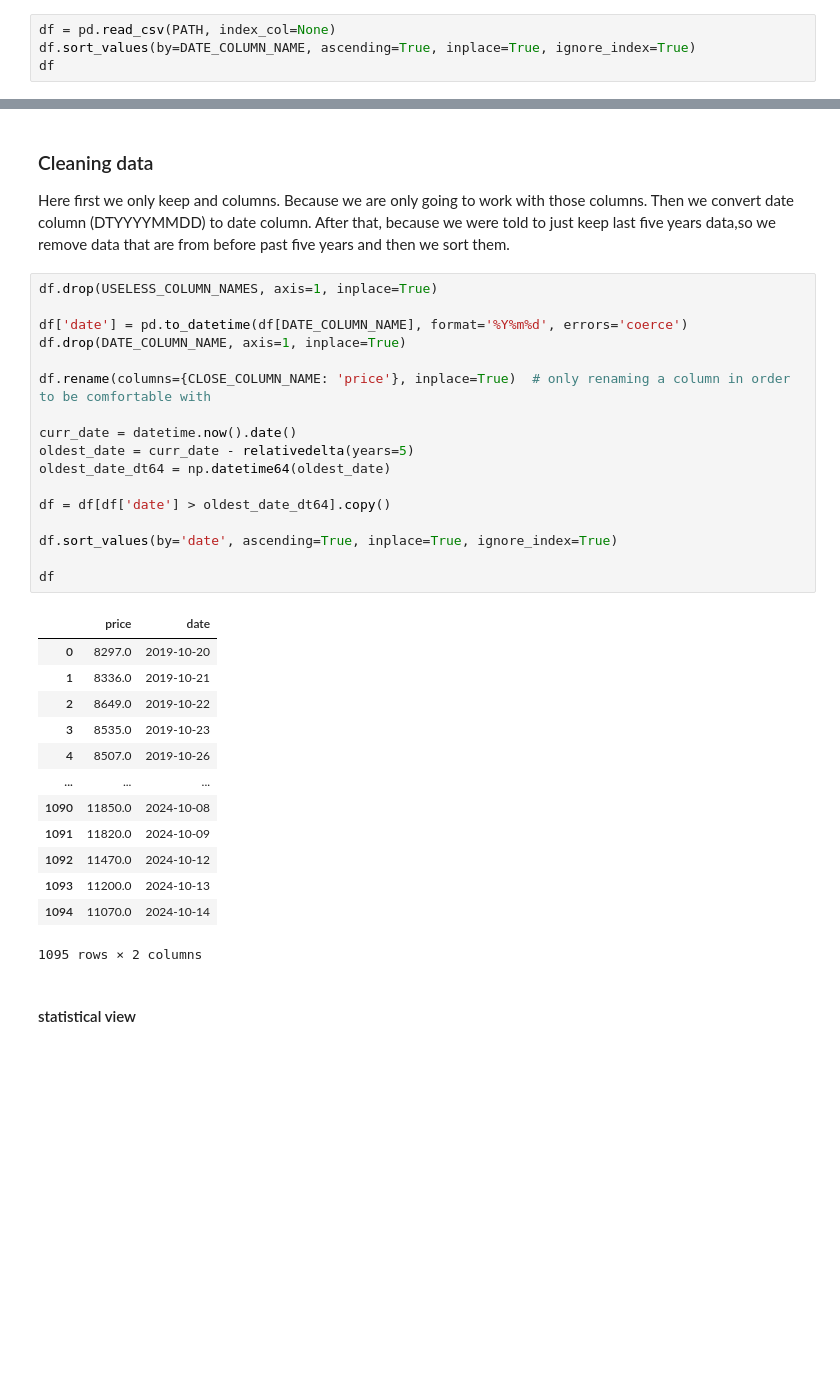
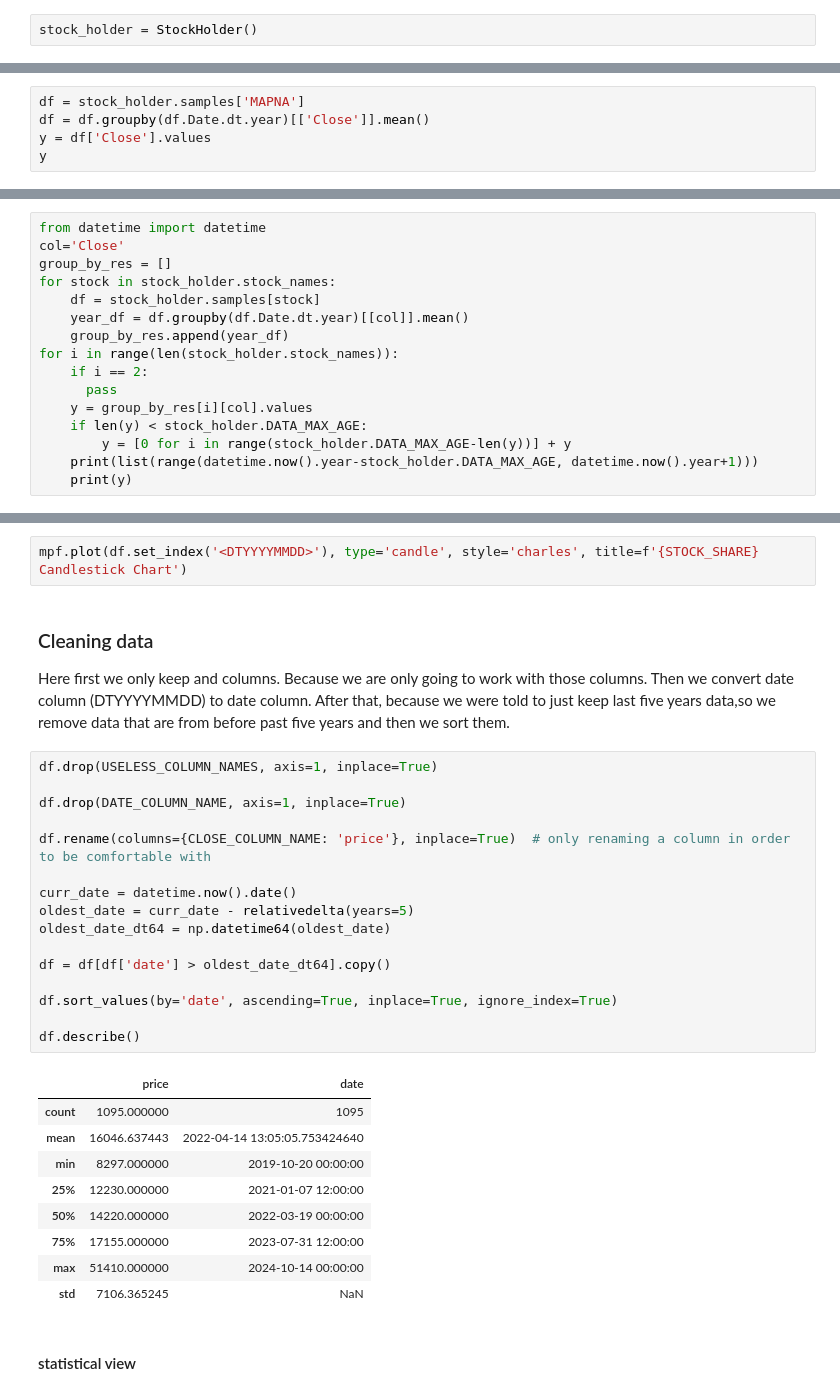
Before and after one commit to ParsaMohammadpour/backtest-linearRegression, a Jupyter notebook: sample.ipynb, the cells around one changed output, grey strips where cells are left out. Saved outputs shown, nothing was run; the diff lists cells and outputs as text; blank space fills up the shorter version.

```diff
--- a/sample.ipynb
+++ b/sample.ipynb
@@ -26,6 +11,4 @@ MOVING_AVERAGE_PAIRS = [(4, 8), (3, 5), (10, 20), (10, 30)]
 # %% [markdown]
 ### Reading sample data
 # %%
-df = pd.read_csv(PATH, index_col=None)
-df.sort_values(by=DATE_COLUMN_NAME, ascending=True, inplace=True, ignore_index=True)
-df
+stock_holder = StockHolder()
@@ -89,0 +170,5 @@ plt.bar(
+# %%
+df = stock_holder.samples['MAPNA']
+df = df.groupby(df.Date.dt.year)[['Close']].mean()
+y = df['Close'].values
+y
@@ -89,0 +178,16 @@ plt.bar(
+# %%
+from datetime import datetime
+col='Close'
+group_by_res = []
+for stock in stock_holder.stock_names:
+    df = stock_holder.samples[stock]
+    year_df = df.groupby(df.Date.dt.year)[[col]].mean()
+    group_by_res.append(year_df)
+for i in range(len(stock_holder.stock_names)):
+    if i == 2:
+      pass
+    y = group_by_res[i][col].values
+    if len(y) < stock_holder.DATA_MAX_AGE:
+        y = [0 for i in range(stock_holder.DATA_MAX_AGE-len(y))] + y
+    print(list(range(datetime.now().year-stock_holder.DATA_MAX_AGE, datetime.now().year+1)))
+    print(y)
@@ -90,3 +212,5 @@ plt.bar(
+# %%
+mpf.plot(df.set_index('<DTYYYYMMDD>'), type='candle', style='charles', title=f'{STOCK_SHARE} Candlestick Chart')
 # %% [markdown]
 ### Cleaning data
 Here first we only keep <CLOSE> and <DTYYYYMMDD> columns. Because we are only going to work with those columns.
@@ -95,34 +219,29 @@ After that, because we were told to just keep last five years data,so we remove
 # %%
 df.drop(USELESS_COLUMN_NAMES, axis=1, inplace=True)
 
-df['date'] = pd.to_datetime(df[DATE_COLUMN_NAME], format='%Y%m%d', errors='coerce')
 df.drop(DATE_COLUMN_NAME, axis=1, inplace=True)
 
 df.rename(columns={CLOSE_COLUMN_NAME: 'price'}, inplace=True)  # only renaming a column in order to be comfortable with
 
 curr_date = datetime.now().date()
 oldest_date = curr_date - relativedelta(years=5)
 oldest_date_dt64 = np.datetime64(oldest_date)
 
 df = df[df['date'] > oldest_date_dt64].copy()
 
 df.sort_values(by='date', ascending=True, inplace=True, ignore_index=True)
 
-df
+df.describe()
 # %% [output]
 |  | price | date |
-| 0 | 8297.0 | 2019-10-20 |
-| 1 | 8336.0 | 2019-10-21 |
-| 2 | 8649.0 | 2019-10-22 |
-| 3 | 8535.0 | 2019-10-23 |
-| 4 | 8507.0 | 2019-10-26 |
-| ... | ... | ... |
-| 1090 | 11850.0 | 2024-10-08 |
-| 1091 | 11820.0 | 2024-10-09 |
-| 1092 | 11470.0 | 2024-10-12 |
-| 1093 | 11200.0 | 2024-10-13 |
-| 1094 | 11070.0 | 2024-10-14 |
+| count | 1095.000000 | 1095 |
+| mean | 16046.637443 | 2022-04-14 13:05:05.753424640 |
+| min | 8297.000000 | 2019-10-20 00:00:00 |
+| 25% | 12230.000000 | 2021-01-07 12:00:00 |
+| 50% | 14220.000000 | 2022-03-19 00:00:00 |
+| 75% | 17155.000000 | 2023-07-31 12:00:00 |
+| max | 51410.000000 | 2024-10-14 00:00:00 |
+| std | 7106.365245 | NaN |
-1095 rows × 2 columns
 # %% [markdown]
 #### statistical view
 # %%
```
Also changed, not shown: parts of 24 cells of this notebook, 8 other files.
